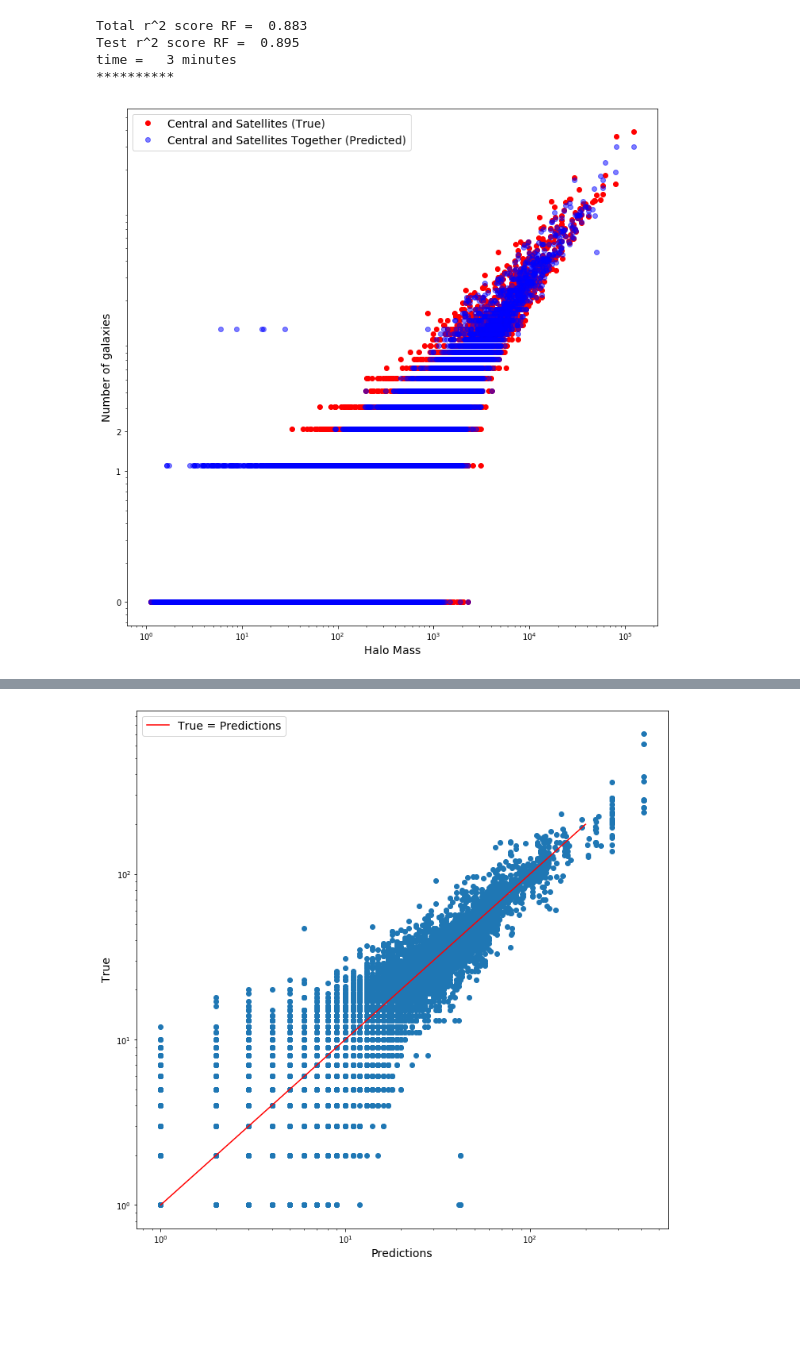
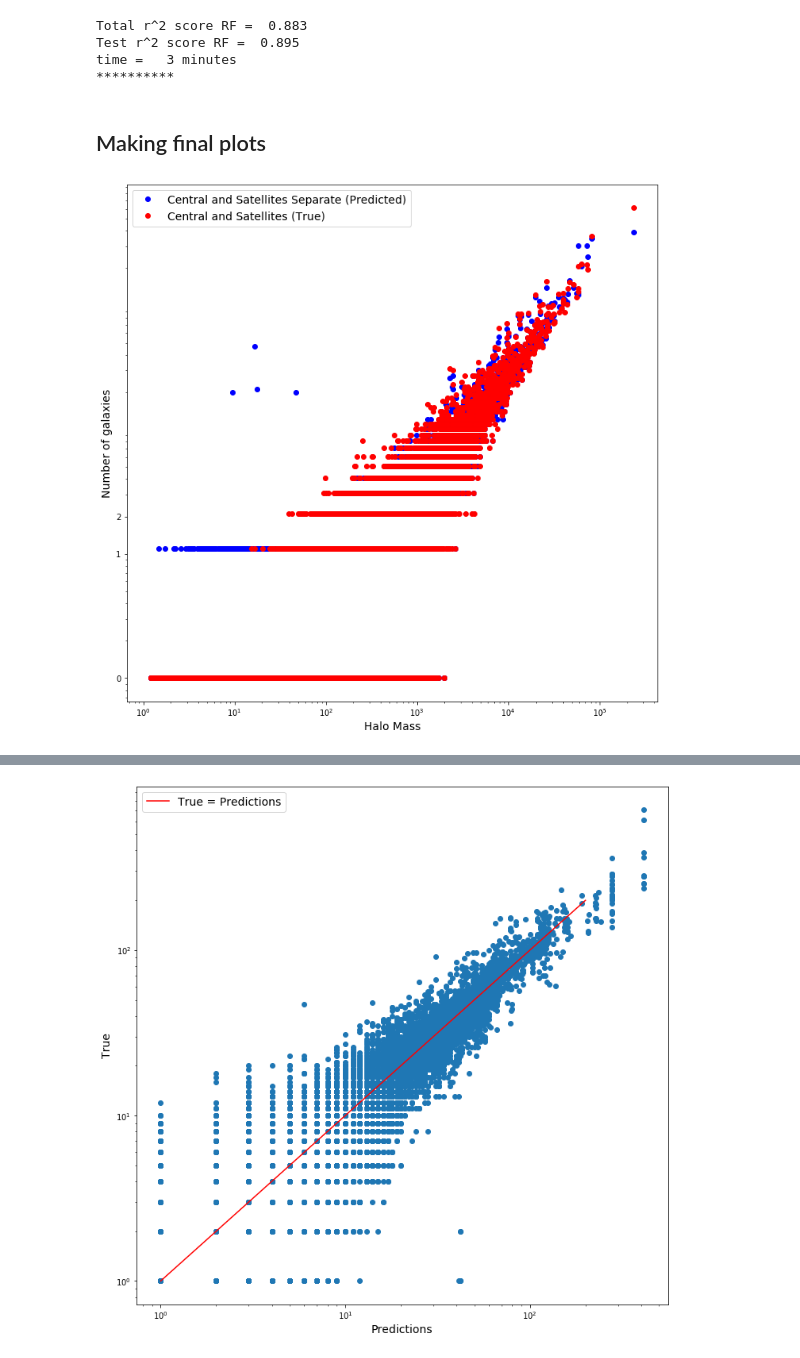
Before and after one commit to burning-river/Assembly_Bias, a Jupyter notebook: notebooks/prediction.ipynb, the cells around one changed output, grey strips where cells are left out. Cells and saved outputs as stored; diff of their text form; code cells hidden in the pictures; blank space fills up the shorter version.

```diff
--- a/notebooks/prediction.ipynb
+++ b/notebooks/prediction.ipynb
@@ -597,10 +601,10 @@ for i in range(len(grid)):
     start = time.time()
     X = pd.get_dummies(central_both_shuffle[halo_features_all])
 
-    X_train, X_val, y_train, y_val = train_test_split(X, y, random_state = 0)
+    X_train, X_val, y_train, y_val = train_test_split(X, y, random_state = random_state[0])
     rfclass = RandomForestClassifier(n_estimators = 200,
                 max_depth = 20.0,min_samples_leaf = 10,
-                n_jobs = -1,oob_score = False,random_state = 0,
+                n_jobs = -1,oob_score = False,random_state = random_state[0],
                 max_features=grid[i])
     rfclass.fit(X_train, y_train);
     outfile = 'feature_full_cent_' + str(grid[i]) + '.pdf'
@@ -620,7 +624,7 @@ for i in range(len(grid)):
 
     X = pd.get_dummies(central_both_shuffle[feature_uncorr_class[i]])
 
-    X_train, X_val, y_train, y_val = train_test_split(X, y, random_state = 0)
+    X_train, X_val, y_train, y_val = train_test_split(X, y, random_state = random_state[0])
     rfclass.fit(X_train, y_train);
 
     pred_rf_uncorr = rfclass.predict(X_val)
@@ -663,0 +696,22 @@ time =   5 minutes
+# %%
+X = central_both_shuffle[halo_features_all]
+y = central_both_shuffle['stellarMass'].to_numpy()
+
+rfclass = RandomForestClassifier(n_estimators = 200,
+            max_depth = 20.0,min_samples_leaf = 10,
+            n_jobs = -1,oob_score = False,random_state = random_state[0],
+            max_features=1.0)
+X_train, X_val, y_train, y_val = train_test_split(X, y, random_state = random_state[0])
+rfclass.fit(X_train, y_train);
+
+pred_rf_uncorr = rfclass.predict(X_val)
+cm_cent_uncorr = confusion_matrix(y_val, pred_rf_uncorr)
+outfile = 'confusion_uncorr_all_' + str(1.0) + '.pdf'
+plot_conf_matrix(cm_cent_uncorr,outfile)
+
+X_total = cent_data_cp[halo_features_all]
+pred_total = rfclass.predict(X_total)
+true_total = cent_data_cp['stellarMass']
+print('{:0.3f}'.format(f1_score(true_total,pred_total)))
+
+cent_data_cp['Cent predicted from all'] = pred_total
@@ -664,9 +721,13 @@ time =   5 minutes
 # %%
 central = pd.DataFrame(columns = ['fofID', 'Central Occupation (True)',
-                                   'Central Occupation (Predicted)'])
+                                   'Central Occupation (Predicted)',
+                                 'Central Occupation (Predicted, Environment)',
+                                 'Central Occupation (Predicted, All)'])
 central['fofID'] = cent_data_cp['fofID']
 central['Central Occupation (True)'] = cent_data_cp['stellarMass']
 central['Central Occupation (Predicted)'] = cent_data_cp['Cent predicted']
+central['Central Occupation (Predicted, Environment)'] = cent_data_cp['Cent predicted from environment']
+central['Central Occupation (Predicted, All)'] = cent_data_cp['Cent predicted from all']
 central.to_csv('central.txt', header=None, index=None, sep=',')
 # %% [markdown]
 ### Test individual models here
@@ -830,3 +894,5 @@ cols = np.hstack((df.columns[-9:-1],df.columns[-1]))
 df = df.drop(columns=cols,axis=1)
+# %% [markdown]
+## Making final plots
 # %%
 df1 = halo_combined_final_sort # Cent+sat together
@@ -860,20 +929,21 @@ sat_df['Central and Satellites (Predicted)'] = sat_df['Sat predicted']
 sat_df['Central and Satellites (Predicted, offset)'] = sat_df['Central and Satellites (Predicted)'] + 0.1
 sat_df['Central and Satellites (True, offset)'] = sat_df['Central and Satellites (True)'] + 0.1
 # %%
-with PdfPages('occupation_sample.pdf') as pdf:
+with PdfPages('occupation_sample.png') as png:
     fig = plt.figure(figsize=(12,12))
     ax0 = fig.add_subplot(111)
     ax0.set_xscale('log')
     ax0.set_yscale('log')
-    ax0.plot((sat_df['mvir']),sat_df['Central and Satellites (True, offset)'],'ro',
+    ax0.plot(sat_df['mvir'],sat_df['Central and Satellites (Predicted, offset)'],'bo',
+                 label = 'Central and Satellites Separate (Predicted)',
+                 rasterized=True)
+    ax0.plot(sat_df['mvir'],sat_df['Central and Satellites (True, offset)'],'ro',
                  label = 'Central and Satellites (True)', rasterized=True)
-    ax0.plot((sat_df['mvir']),sat_df['Central and Satellites (Predicted, offset)'],'bo',
-                 alpha = 0.5, label = 'Central and Satellites Together (Predicted)', rasterized=True)
     ax0.legend(fontsize=14)
     ax0.set_yticks([0.1,1,2])
     ax0.set_yticklabels([0, 1, 2])
     ax0.set_xlabel('Halo Mass', fontsize=14)
     ax0.set_ylabel('Number of galaxies', fontsize=14)
-    pdf.savefig()
+    png.savefig()
 # %% [output]
-[figure, old version]
+[figure, new version]
```
Also changed, not shown: parts of 25 cells of this notebook.
